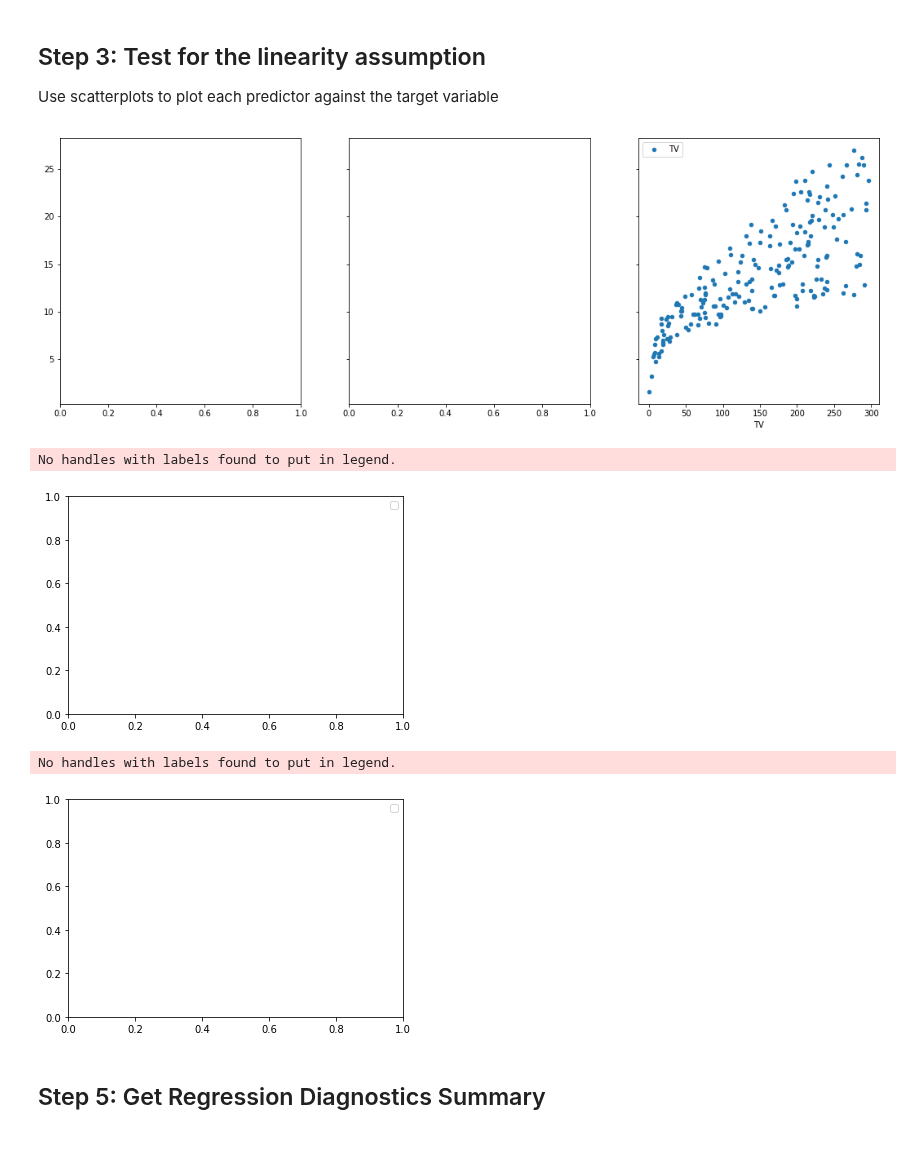
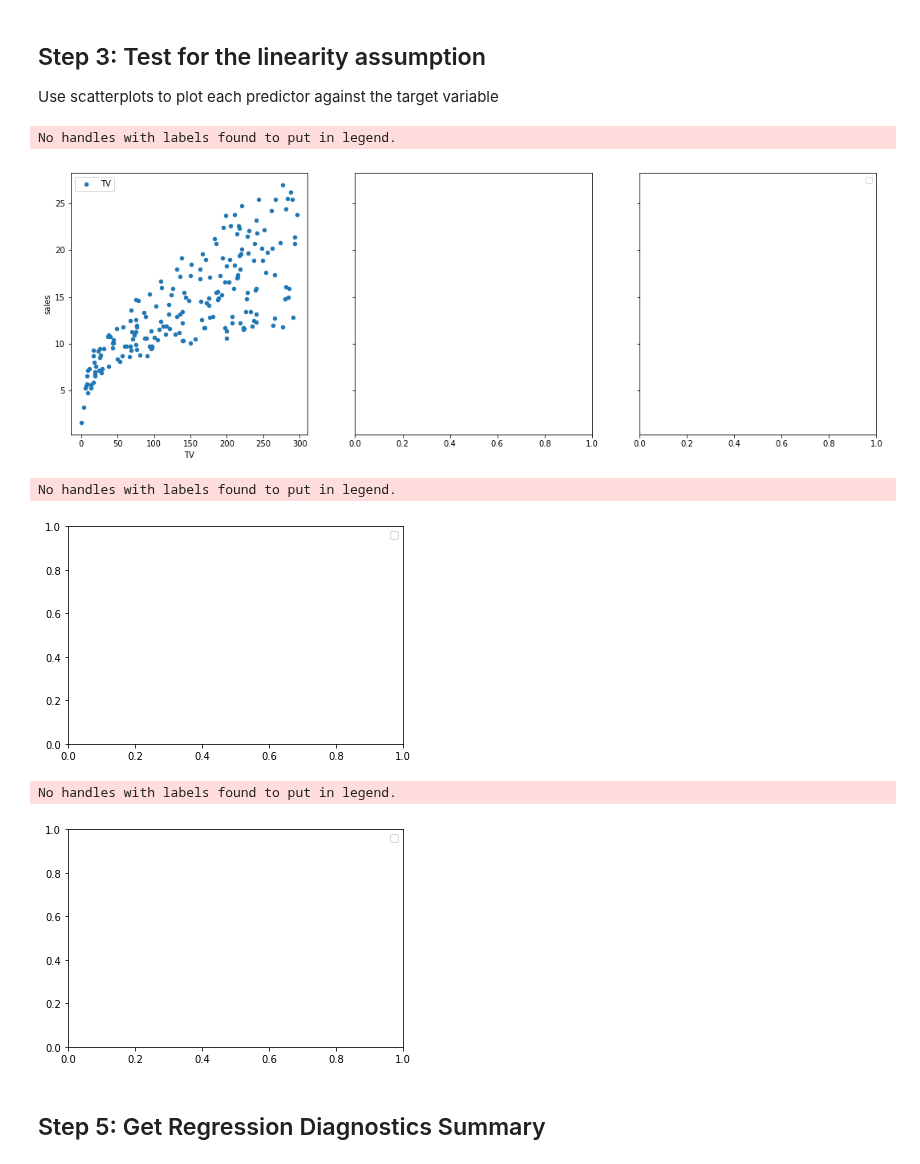
Before and after one commit to ColinFangshu/dsc-ols-statsmodels-lab-seattle-ds-career-051319, a Jupyter notebook: index.ipynb, the cells around one changed output. Drawn from its saved outputs; the diff is of its cells as text; code cells hidden in the pictures.

```diff
--- a/index.ipynb
+++ b/index.ipynb
@@ -85,21 +85,22 @@ Use scatterplots to plot each predictor against the target variable
 # %%
 # visualize the relationship between the preditors and the target using scatterplots
 # fig,axes = plt.subplots(1,3,sharey=True,figsize=(15,5))
 # for idx, channel in enumerate(['TV','radio','newspaper']):
 #     advertising.plot(kind='scatter',x=channel,y='sales',ax=axes[idx], label=channel)
 #     plt.legend()
 #     plt.show()
 
 fig, axs = plt.subplots(1, 3, sharey=True, figsize=(18, 6))
 for ax, channel in zip(axs, ['TV', 'radio', 'newspaper']):
-    advertising.plot(kind='scatter', x=channel, y='sales', ax=axs[idx], label=channel)
+    advertising.plot(kind='scatter', x=channel, y='sales', ax=ax, label=channel)
     plt.legend()
     plt.show()
 # %% [output]
+No handles with labels found to put in legend.
-[figure, old version]
+[figure, new version]
-No handles with labels found to put in legend.
+No handles with labels found to put in legend.
 [figure]
-No handles with labels found to put in legend.
+No handles with labels found to put in legend.
 [figure]
 # %%
 # import libraries
```
